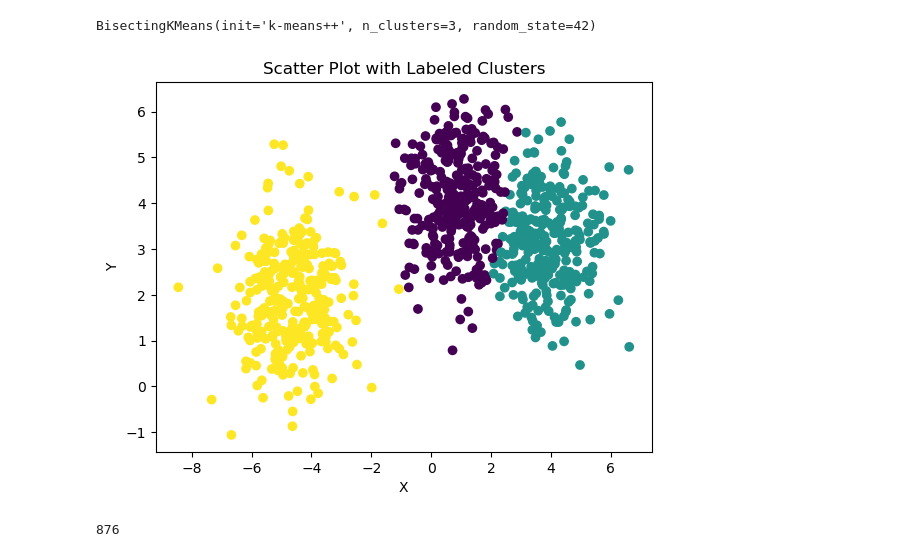
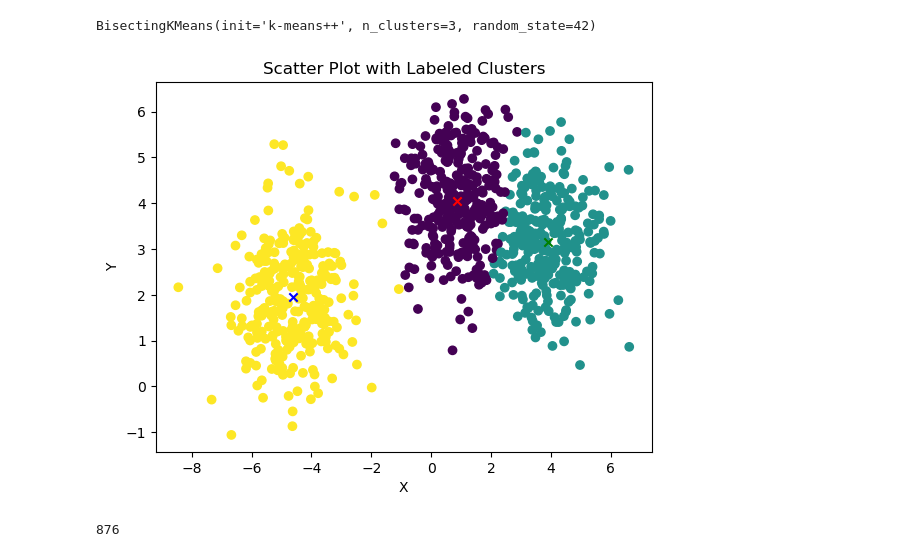
Before and after one commit to Vashi1/DSE-315-Clustering-Assignment, a Jupyter notebook: Final_Submission.ipynb, the cells around one changed output. Drawn from its saved outputs; the diff is of its cells as text; code cells hidden in the pictures.

```diff
--- a/Final_Submission.ipynb
+++ b/Final_Submission.ipynb
@@ -33,11 +33,15 @@ labels = bkmp.labels_
 # %%
 plt.scatter(data[0], data[1], c = labels)
 plt.title("Scatter Plot with Labeled Clusters")
+plt.scatter(bkmp.cluster_centers_[0][0], bkmp.cluster_centers_[0][1], c = 'r', marker='x')
+plt.scatter(bkmp.cluster_centers_[1][0], bkmp.cluster_centers_[1][1], c = 'g', marker='x')
+plt.scatter(bkmp.cluster_centers_[2][0], bkmp.cluster_centers_[2][1], c = 'b', marker='x')
+
 plt.xlabel("X")
 plt.ylabel("Y")
 plt.show()
 # %% [output]
-[figure, old version]
+[figure, new version]
 # %%
 print(len(labels))
 df = pd.DataFrame(data = labels)
```
